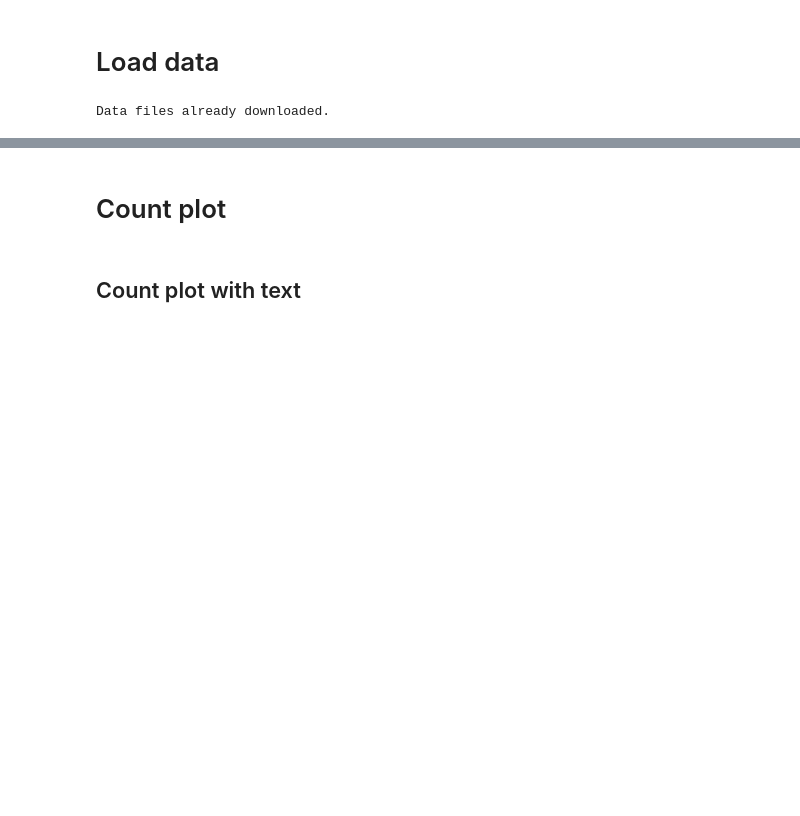
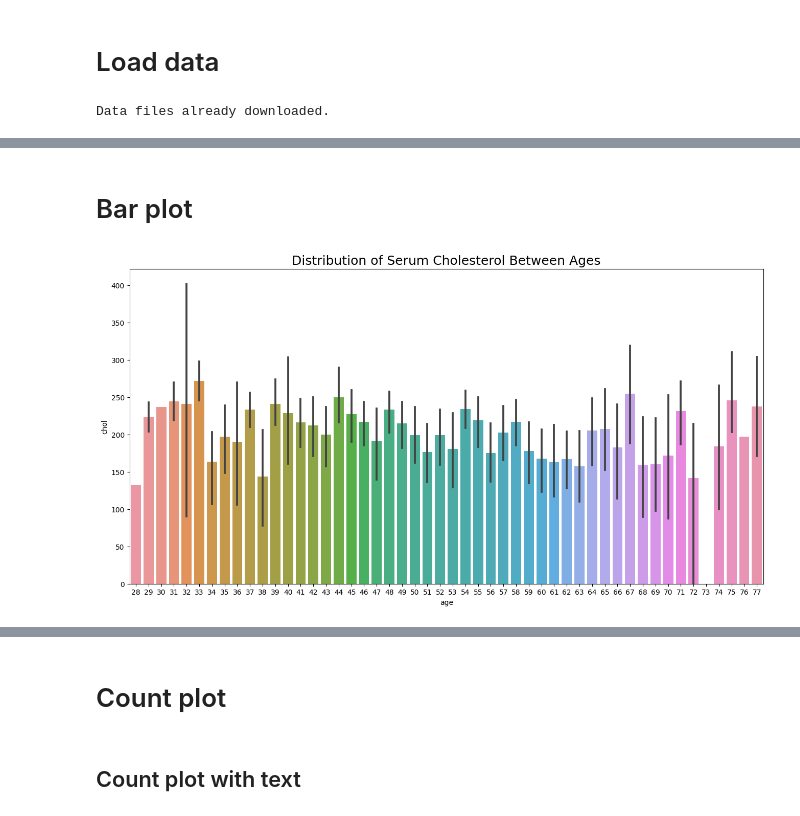
Before and after one commit to proinsias/ds-playground, a Jupyter notebook: notebooks/1.2-data-exploration-seaborn.ipynb, the cells around one changed output, grey strips where cells are left out. Drawn from its saved outputs; the diff is of its cells as text; code cells hidden in the pictures; blank space fills up the shorter version.

```diff
--- a/notebooks/1.2-data-exploration-seaborn.ipynb
+++ b/notebooks/1.2-data-exploration-seaborn.ipynb
@@ -30,8 +30,10 @@ combined_df = hddgd.validate_and_combine_dataset()
 Data files already downloaded.
 # %%
 # Convert to types supported by seaborn.
-for col in ["thalach", "oldpeak", "trestbps"]:
+for col in ["thalach", "oldpeak", "trestbps", 'age', 'chol', 'thalach', 'oldpeak', 'trestbps']:
     combined_df[col] = combined_df[col].astype(float)
+# %%
+combined_df["age"] = combined_df["age"].astype(int)
 # %%
 combined_df.dtypes
 # %% [output]
@@ -64,0 +67,8 @@ combined_df.head()
+# %% [markdown]
+# Bar plot
+# %%
+fig, ax = plt.subplots(figsize=(16,8));
+sns.barplot(data=combined_df, x="age", y="chol")
+ax.set_title("Distribution of Serum Cholesterol Between Ages", size=18);
+# %% [output]
+[figure, added]
```
Also changed, not shown: parts of 8 cells of this notebook, 5 other files.
